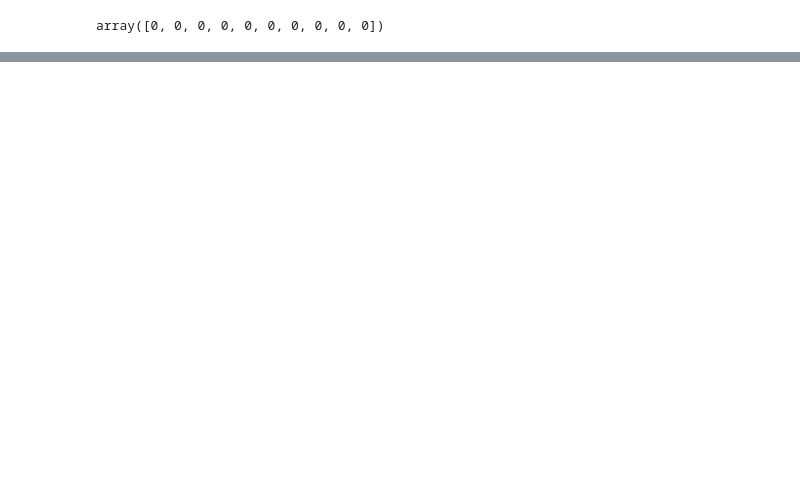
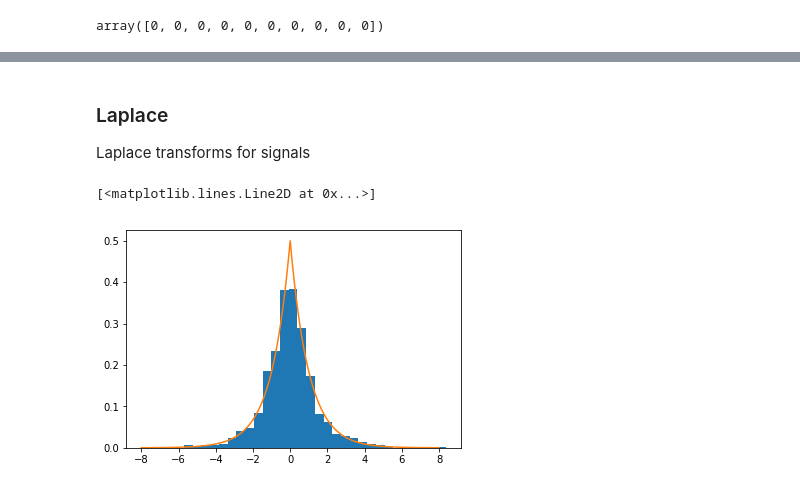
Before and after one commit to Spider-Mannix/NumRandProj, a Jupyter notebook: numpy.random Project.ipynb, the cells around one changed output, grey strips where cells are left out. Cells and saved outputs as stored; diff of their text form; code cells hidden in the pictures; blank space fills up the shorter version.

```diff
--- a/numpy.random Project.ipynb
+++ b/numpy.random Project.ipynb
@@ -53,0 +80,13 @@ array([[15,  5, 11],
+# %% [markdown]
+### Laplace
+Laplace transforms for signals
+# %%
+loc, scale = 0., 1.
+s = np.random.laplace(loc, scale, 1000)
+count, bins, ignored = pl.hist(s, 30, density=True)
+x = np.arange(-8., 8., .01)
+pdf = np.exp(-abs(x-loc)/scale)/(2.*scale)
+pl.plot(x, pdf)
+# %% [output]
+[<matplotlib.lines.Line2D at 0x...>]
+[figure, added]
```
Also changed, not shown: parts of 9 cells of this notebook.
